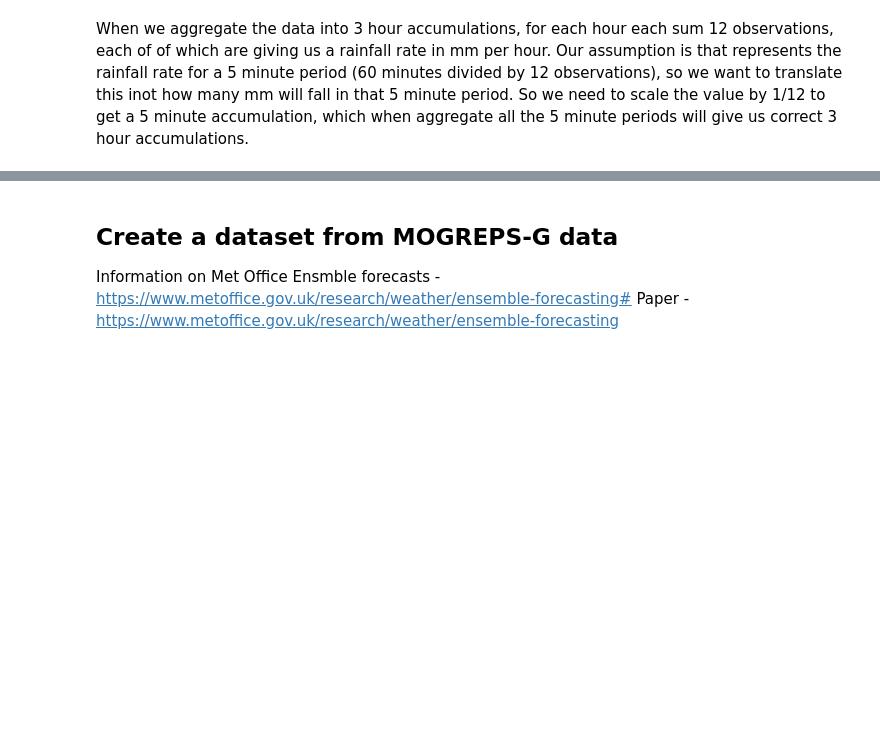
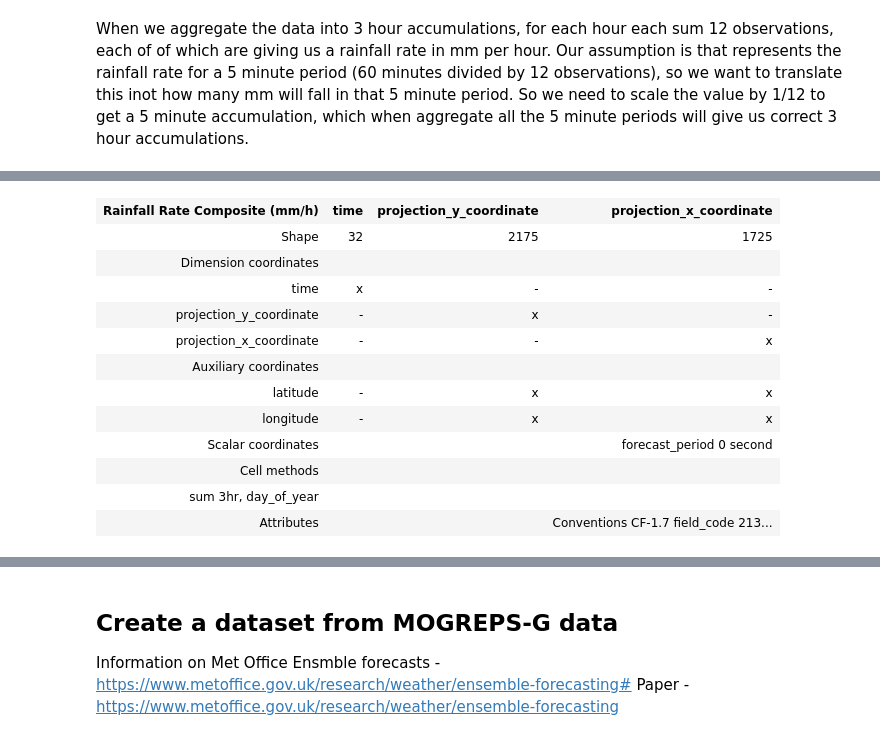
Before and after one commit to informatics-lab/precip_rediagnosis, a Jupyter notebook: data_prep/transform_and_preprocess_batch.ipynb, the cells around one changed output, grey strips where cells are left out. Saved outputs shown, nothing was run; the diff lists cells and outputs as text; code cells hidden in the pictures; blank space fills up the shorter version.

```diff
--- a/data_prep/transform_and_preprocess_batch.ipynb
+++ b/data_prep/transform_and_preprocess_batch.ipynb
@@ -163,0 +166,27 @@ radar_mggrid.remove_coord('3hr')
+# %%
+proj_y_grid = numpy.tile(radar_cube.coord('projection_y_coordinate').points.reshape(radar_cube.shape[1],1), [1, radar_cube.shape[2]])
+proj_x_grid = numpy.tile(radar_cube.coord('projection_x_coordinate').points.reshape(1,radar_cube.shape[2]), [ radar_cube.shape[1],1])
+# %%
+ret_val = mogreps_g_example.coord_system().as_cartopy_crs().transform_points(
+    radar_crs,
+    proj_y_grid,
+    proj_x_grid,
+    )
+lat_vals = ret_val[:,:,1]
+lon_vals = ret_val[:,:,0]
+# %%
+lon_coord = iris.coords.AuxCoord(
+    lon_vals,
+    standard_name='longitude',
+    units='degrees',
+)
+lat_coord = iris.coords.AuxCoord(
+    lat_vals,
+    standard_name='latitude',
+    units='degrees',
+)
+# %%
+radar_cube.add_aux_coord(lon_coord,[1,2])
+radar_cube.add_aux_coord(lat_coord,[1,2])
+radar_agg_3hr.add_aux_coord(lon_coord,[1,2])
+radar_agg_3hr.add_aux_coord(lat_coord,[1,2])
@@ -163,0 +200,16 @@ radar_mggrid.remove_coord('3hr')
+# %%
+radar_agg_3hr
+# %% [output]
+| Rainfall Rate Composite (mm/h) | time | projection_y_coordinate | projection_x_coordinate |
+| Shape | 32 | 2175 | 1725 |
+| Dimension coordinates |  |  |  |
+| time | x | - | - |
+| projection_y_coordinate | - | x | - |
+| projection_x_coordinate | - | - | x |
+| Auxiliary coordinates |  |  |  |
+| latitude | - | x | x |
+| longitude | - | x | x |
+| Scalar coordinates |  |  | forecast_period 0 second |
+| Cell methods |  |  |  |
+| sum 3hr, day_of_year |  |  |  |
+| Attributes |  |  | Conventions CF-1.7 field_code 213... |
```
Also changed, not shown: parts of 54 cells of this notebook.
